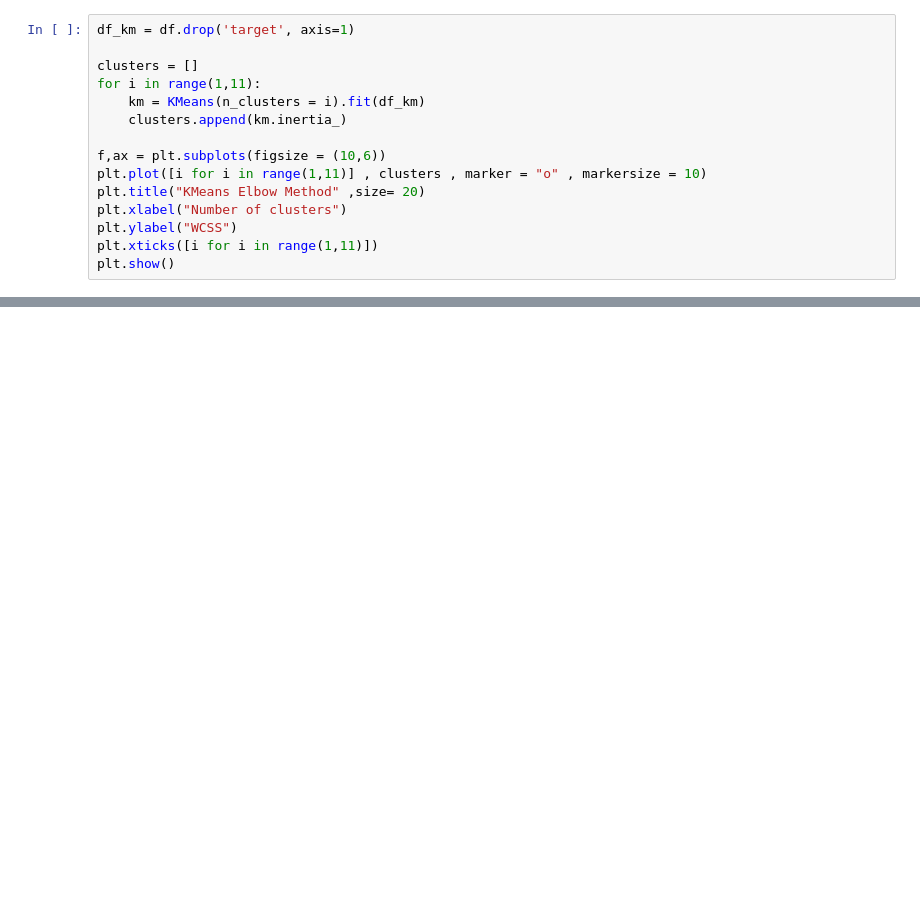
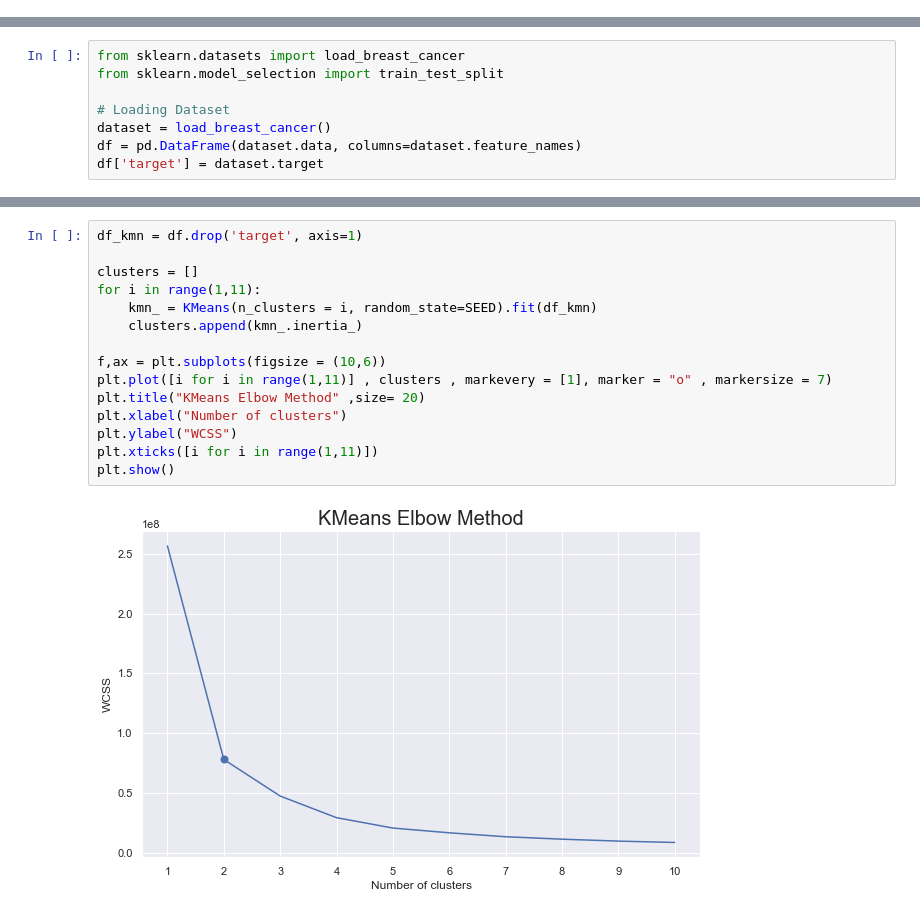
Before and after one commit to ubaidalih/sklearn-exploration, a Jupyter notebook: Tucil_13520085_13520109.ipynb, the cells around one changed output, grey strips where cells are left out. Drawn from its saved outputs; the diff is of its cells as text; blank space fills up the shorter version.

```diff
--- a/Tucil_13520085_13520109.ipynb
+++ b/Tucil_13520085_13520109.ipynb
@@ -251,15 +0,0 @@ df.head()
-# %%
-df_km = df.drop('target', axis=1)
-
-clusters = []
-for i in range(1,11):
-    km = KMeans(n_clusters = i).fit(df_km)
-    clusters.append(km.inertia_)
-
-f,ax = plt.subplots(figsize = (10,6))
-plt.plot([i for i in range(1,11)] , clusters , marker = "o" , markersize = 10)
-plt.title("KMeans Elbow Method" ,size= 20)
-plt.xlabel("Number of clusters")
-plt.ylabel("WCSS")
-plt.xticks([i for i in range(1,11)])
-plt.show()
@@ -313,0 +41,8 @@ weighted avg       0.90      0.88      0.87       114
+# %%
+from sklearn.datasets import load_breast_cancer
+from sklearn.model_selection import train_test_split
+
+# Loading Dataset
+dataset = load_breast_cancer()
+df = pd.DataFrame(dataset.data, columns=dataset.feature_names)
+df['target'] = dataset.target
@@ -313,0 +218,17 @@ weighted avg       0.90      0.88      0.87       114
+# %%
+df_kmn = df.drop('target', axis=1)
+
+clusters = []
+for i in range(1,11):
+    kmn_ = KMeans(n_clusters = i, random_state=SEED).fit(df_kmn)
+    clusters.append(kmn_.inertia_)
+
+f,ax = plt.subplots(figsize = (10,6))
+plt.plot([i for i in range(1,11)] , clusters , markevery = [1], marker = "o" , markersize = 7)
+plt.title("KMeans Elbow Method" ,size= 20)
+plt.xlabel("Number of clusters")
+plt.ylabel("WCSS")
+plt.xticks([i for i in range(1,11)])
+plt.show()
+# %% [output]
+[figure, added]
```
Also changed, not shown: parts of 85 cells of this notebook, 14 other files.
